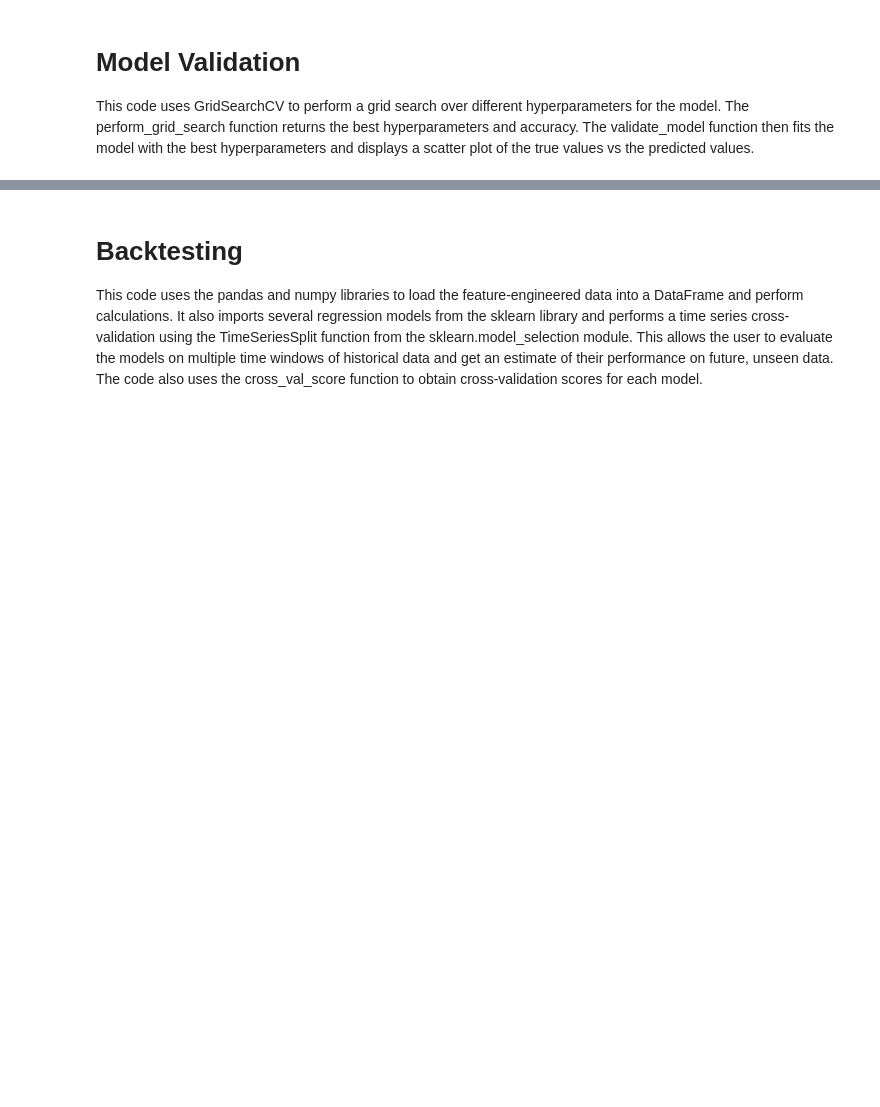
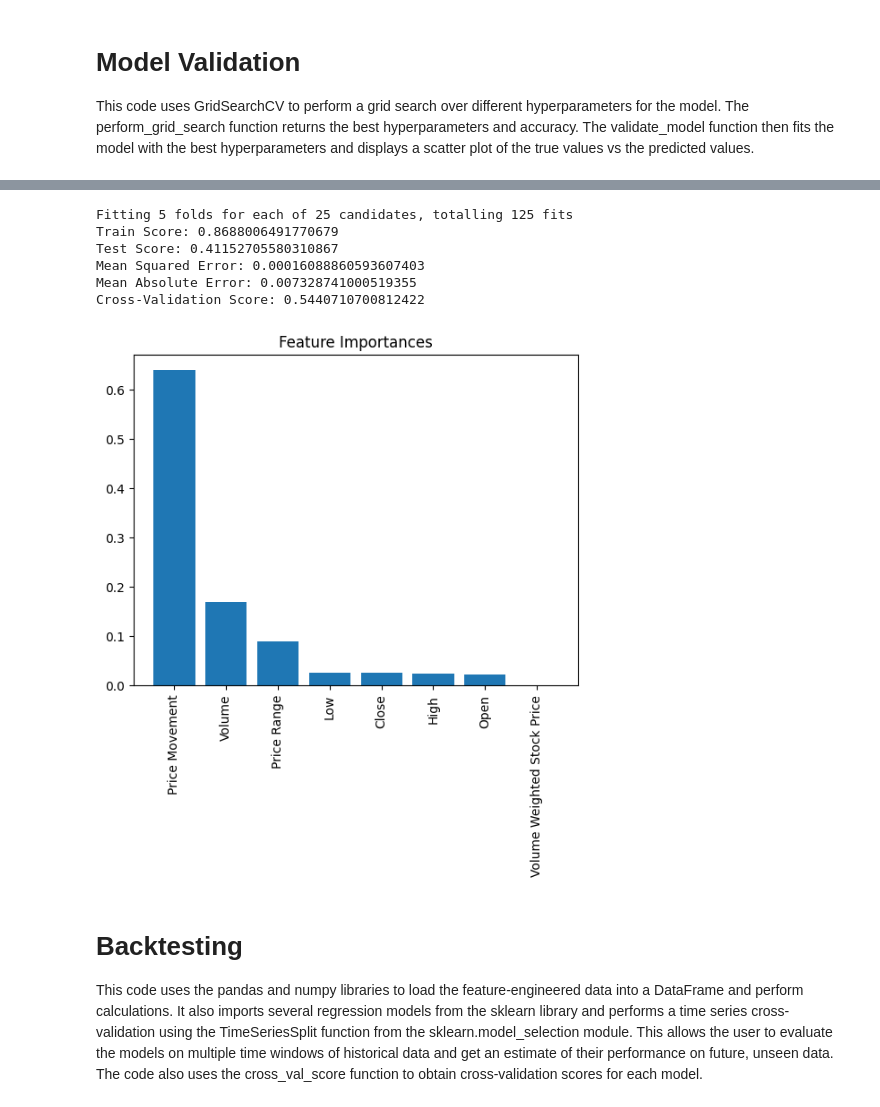
Before and after one commit to prasoonghosh/stock-market-analysis, a Jupyter notebook: main.ipynb, the cells around one changed output, grey strips where cells are left out. Drawn from its saved outputs; the diff is of its cells as text; code cells hidden in the pictures; blank space fills up the shorter version.

```diff
--- a/main.ipynb
+++ b/main.ipynb
@@ -343,3 +287,64 @@ R2 Score:  -0.00867520746660042
+# %%
+# Load the data from stock_data_feature_engineered.csv into a DataFrame
+df = pd.read_csv('stock_data_feature_engineered.csv')
+
+# Prepare the features and target variable
+X = df.drop('Returns', axis=1)
+y = df['Returns']
+
+# Split the data into training and testing sets
+X_train, X_test, y_train, y_test = train_test_split(X, y, test_size=0.2, random_state=42)
+
+# Define the model
+model = RandomForestRegressor(random_state=42)
+
+# Define the hyperparameters to be searched
+params = {'n_estimators': [100, 200, 300, 400, 500],
+          'max_depth': [10, 20, 30, 40, 50]}
+
+# Perform grid search to find the best hyperparameters for the model
+grid_search = GridSearchCV(model, params, cv=5, n_jobs=-1, verbose=1)
+grid_search.fit(X_train, y_train)
+
+# Get the best model from the grid search
+best_model = grid_search.best_estimator_
+
+# Evaluate the best model on the testing data
+train_score = best_model.score(X_train, y_train)
+test_score = best_model.score(X_test, y_test)
+
+# Calculate the mean squared error and mean absolute error on the testing data
+y_pred = best_model.predict(X_test)
+mse = mean_squared_error(y_test, y_pred)
+mae = mean_absolute_error(y_test, y_pred)
+
+# Print the evaluation metrics
+print('Train Score:', train_score)
+print('Test Score:', test_score)
+print('Mean Squared Error:', mse)
+print('Mean Absolute Error:', mae)
+
+# Perform cross-validation on the training data to estimate the generalization performance
+cv_scores = cross_val_score(best_model, X_train, y_train, cv=5)
+cv_scores_mean = np.mean(cv_scores)
+print('Cross-Validation Score:', cv_scores_mean)
+
+# Plot the feature importances of the best model
+importances = best_model.feature_importances_
+features = X.columns
+indices = np.argsort(importances)[::-1]
+plt.bar(range(X.shape[1]), importances[indices])
+plt.xticks(range(X.shape[1]), features[indices], rotation=90)
+plt.title('Feature Importances')
+plt.show()
+# %% [output]
+Fitting 5 folds for each of 25 candidates, totalling 125 fits
+Train Score: 0.8688006491770679
+Test Score: 0.41152705580310867
+Mean Squared Error: 0.00016088860593607403
+Mean Absolute Error: 0.007328741000519355
+Cross-Validation Score: 0.5440710700812422
+[figure, added]
 # %% [markdown]
 # Backtesting
 This code uses the pandas and numpy libraries to load the feature-engineered data into a DataFrame and perform calculations. It also imports several regression models from the sklearn library and performs a time series cross-validation using the TimeSeriesSplit function from the sklearn.model_selection module. This allows the user to evaluate the models on multiple time windows of historical data and get an estimate of their performance on future, unseen data. The code also uses the cross_val_score function to obtain cross-validation scores for each model.
```
Also changed, not shown: parts of 5 cells of this notebook.
